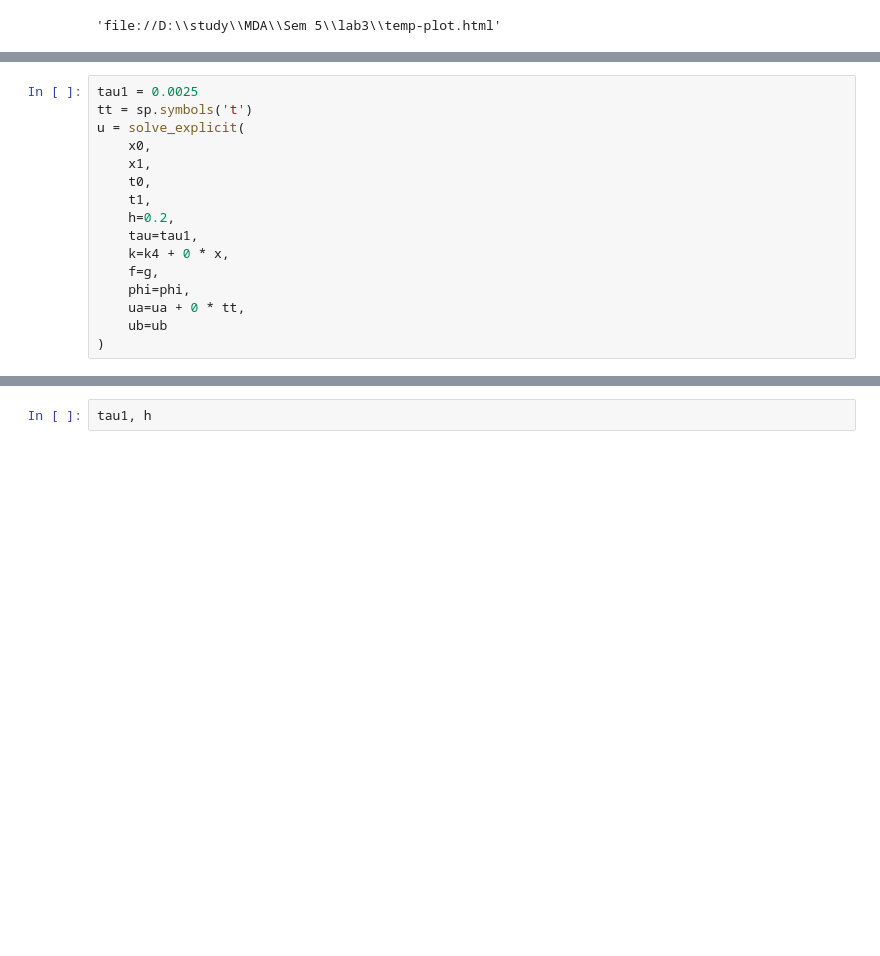
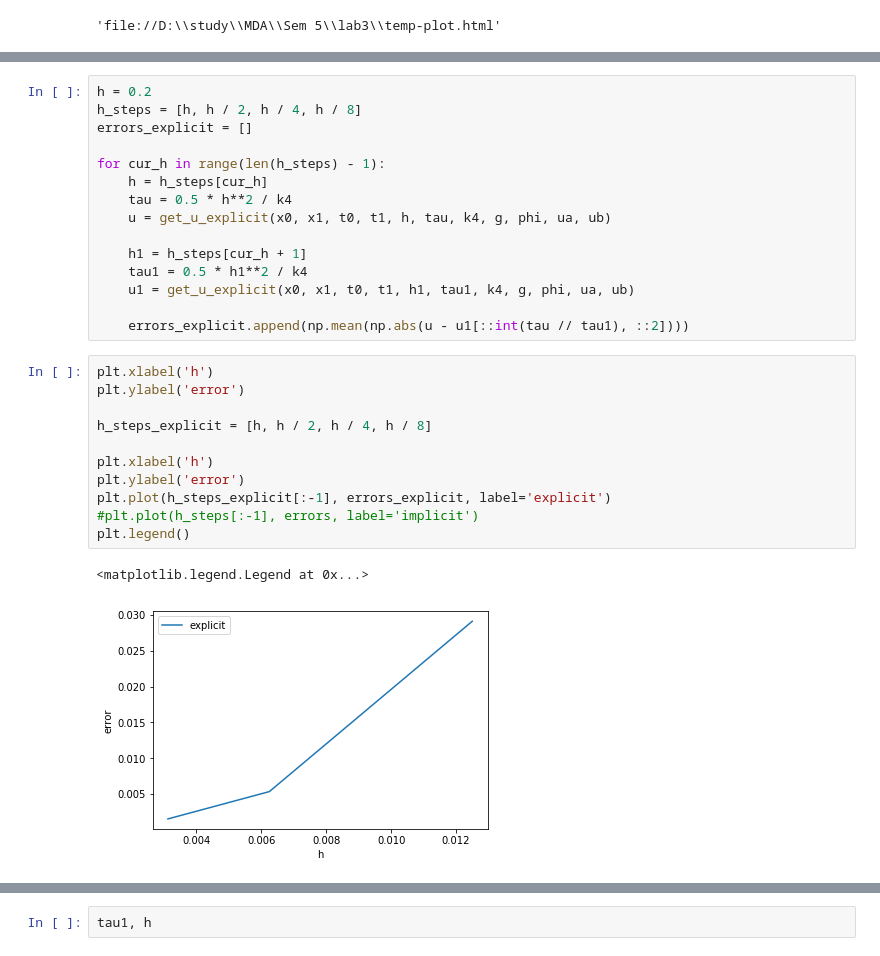
Before and after one commit to andrew-kulikov/digital-analysis, a Jupyter notebook: Sem 5/lab3/lab4.ipynb, the cells around one changed output, grey strips where cells are left out. Cells and saved outputs as stored; diff of their text form; blank space fills up the shorter version.

```diff
--- a/Sem 5/lab3/lab4.ipynb
+++ b/Sem 5/lab3/lab4.ipynb
@@ -181,17 +196,30 @@ def get_u_explicit(x0, x1, t0, t1, h, tau, k4, g, phi, ua, ub):
-# %%
-tau1 = 0.0025
-tt = sp.symbols('t')
-u = solve_explicit(
-    x0,
-    x1,
-    t0,
-    t1,
-    h=0.2,
-    tau=tau1,
-    k=k4 + 0 * x,
-    f=g,
-    phi=phi,
-    ua=ua + 0 * tt,
-    ub=ub
-)
+# %%
+h = 0.2
+h_steps = [h, h / 2, h / 4, h / 8]
+errors_explicit = []
+
+for cur_h in range(len(h_steps) - 1):
+    h = h_steps[cur_h]
+    tau = 0.5 * h**2 / k4
+    u = get_u_explicit(x0, x1, t0, t1, h, tau, k4, g, phi, ua, ub)
+
+    h1 = h_steps[cur_h + 1]
+    tau1 = 0.5 * h1**2 / k4
+    u1 = get_u_explicit(x0, x1, t0, t1, h1, tau1, k4, g, phi, ua, ub)
+
+    errors_explicit.append(np.mean(np.abs(u - u1[::int(tau // tau1), ::2])))
+# %%
+plt.xlabel('h')
+plt.ylabel('error')
+
+h_steps_explicit = [h, h / 2, h / 4, h / 8]
+
+plt.xlabel('h')
+plt.ylabel('error')
+plt.plot(h_steps_explicit[:-1], errors_explicit, label='explicit')
+#plt.plot(h_steps[:-1], errors, label='implicit')
+plt.legend()
+# %% [output]
+<matplotlib.legend.Legend at 0x...>
+[figure, added]
 # %%
```
Also changed, not shown: parts of 2 cells of this notebook, 17 other files.
